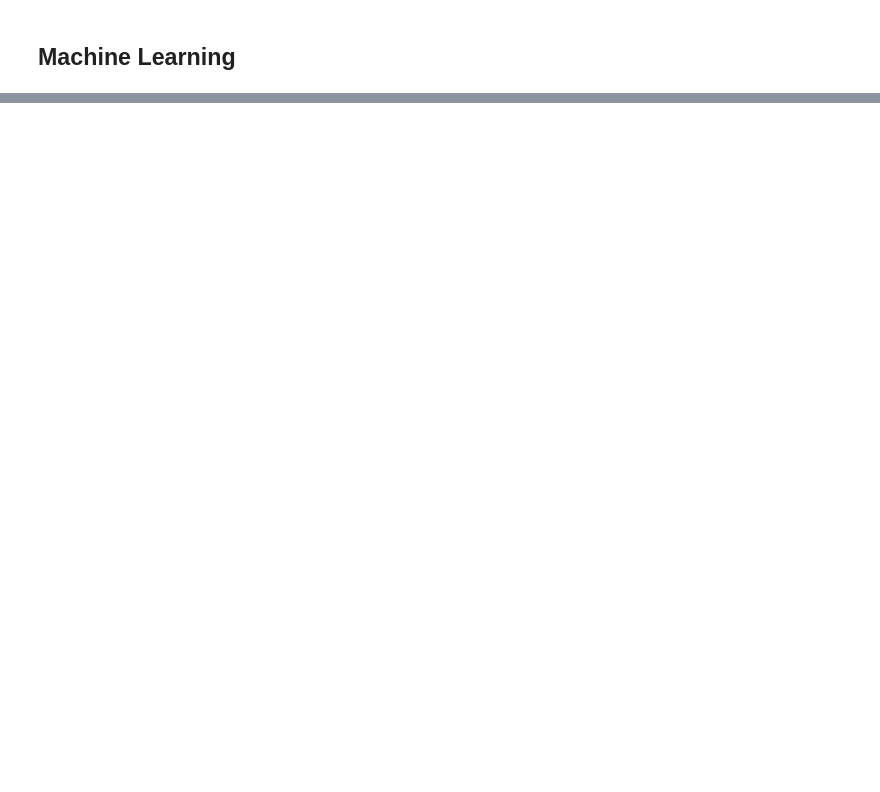
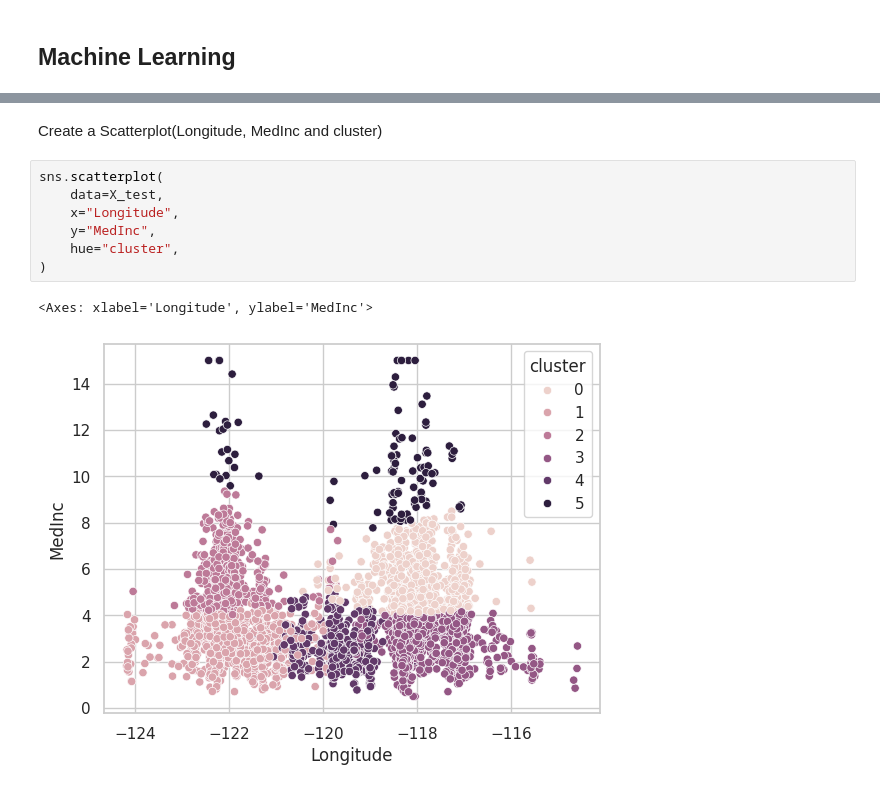
Before and after one commit to 4GeeksAcademy/E-Pablos-K-Means, a Jupyter notebook: src/explore.ipynb, the cells around one changed output, grey strips where cells are left out. Cells and saved outputs as stored; diff of their text form; blank space fills up the shorter version.

```diff
--- a/src/explore.ipynb
+++ b/src/explore.ipynb
@@ -132,0 +188,12 @@ ValueError: X has 2 features, but KMeans is expecting 3 features as input.
+# %% [markdown]
+Create a Scatterplot(Longitude, MedInc and cluster)
+# %%
+sns.scatterplot(
+    data=X_test,
+    x="Longitude",
+    y="MedInc",
+    hue="cluster",
+)
+# %% [output]
+<Axes: xlabel='Longitude', ylabel='MedInc'>
+[figure, added]
```
Also changed, not shown: parts of 22 cells of this notebook.
